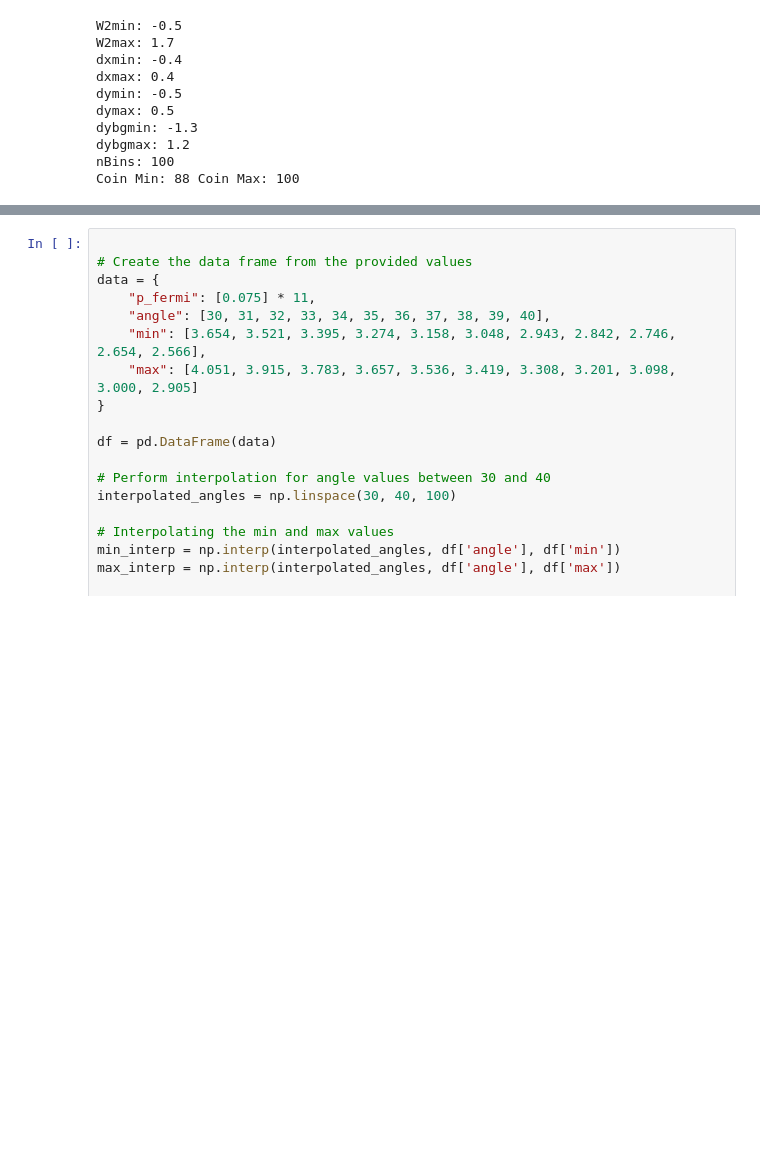
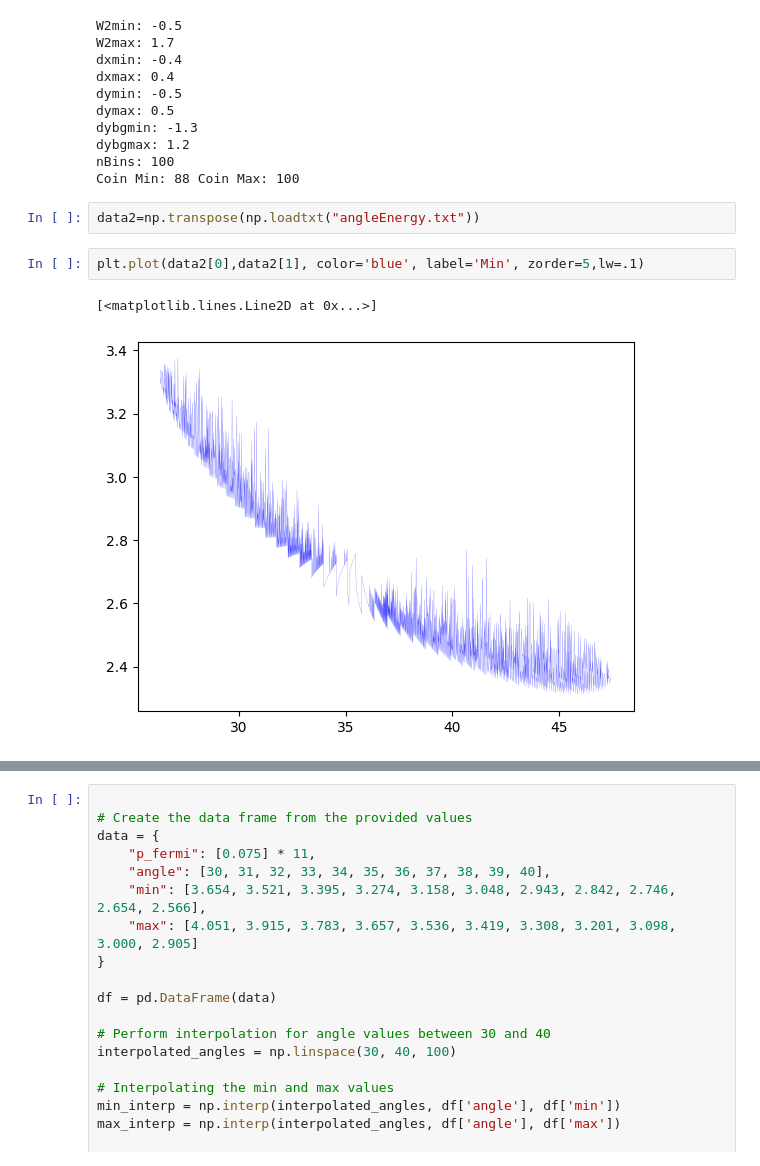
Before and after one commit to hp4xz/GEnAnalysis, a Jupyter notebook: analysis/dynamicAngleCutting.ipynb, the cells around one changed output, grey strips where cells are left out. Saved outputs shown, nothing was run; the diff lists cells and outputs as text; blank space fills up the shorter version.

```diff
--- a/analysis/dynamicAngleCutting.ipynb
+++ b/analysis/dynamicAngleCutting.ipynb
@@ -70,3 +70,10 @@ dybgmin: -1.3
 dybgmax: 1.2
 nBins: 100
 Coin Min: 88 Coin Max: 100
+# %%
+data2=np.transpose(np.loadtxt("angleEnergy.txt"))
+# %%
+plt.plot(data2[0],data2[1], color='blue', label='Min', zorder=5,lw=.1)
+# %% [output]
+[<matplotlib.lines.Line2D at 0x...>]
+[figure, added]
```
Also changed, not shown: parts of 9 cells of this notebook, 30 other files.
